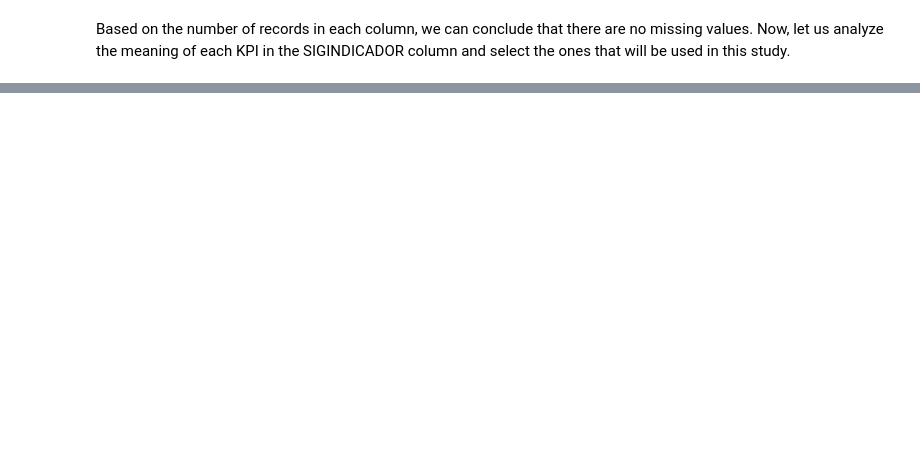
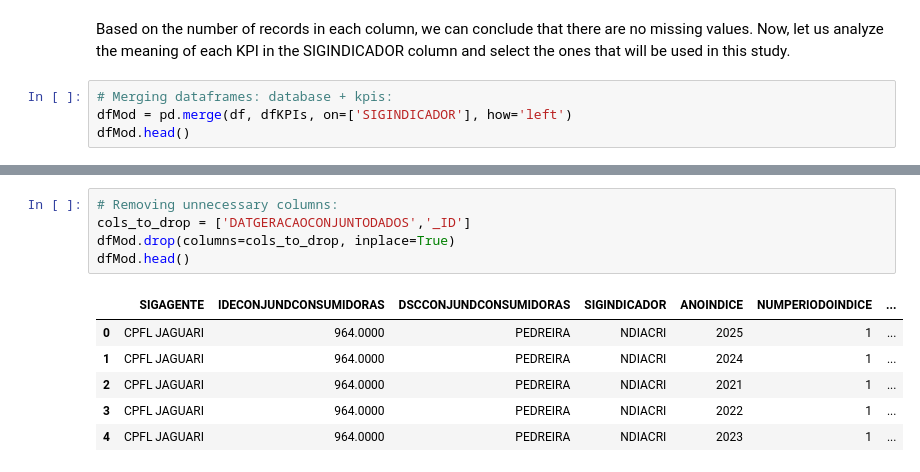
Before and after one commit to isabellacalfa/tmae-analysis, a Jupyter notebook: notebook-analysis.ipynb, the cells around one changed output, grey strips where cells are left out. Drawn from its saved outputs; the diff is of its cells as text; blank space fills up the shorter version.

```diff
--- a/notebook-analysis.ipynb
+++ b/notebook-analysis.ipynb
@@ -196,2 +195,6 @@ df.describe()
 # %% [markdown]
 Based on the number of records in each column, we can conclude that there are no missing values. Now, let us analyze the meaning of each KPI in the SIGINDICADOR column and select the ones that will be used in this study.
+# %%
+# Merging dataframes: database + kpis:
+dfMod = pd.merge(df, dfKPIs, on=['SIGINDICADOR'], how='left')
+dfMod.head()
@@ -197,0 +208,12 @@ Based on the number of records in each column, we can conclude that there are no
+# %%
+# Removing unnecessary columns:
+cols_to_drop = ['DATGERACAOCONJUNTODADOS','_ID']
+dfMod.drop(columns=cols_to_drop, inplace=True)
+dfMod.head()
+# %% [output]
+|  | SIGAGENTE | IDECONJUNDCONSUMIDORAS | DSCCONJUNDCONSUMIDORAS | SIGINDICADOR | ANOINDICE | NUMPERIODOINDICE | ... |
+| 0 | CPFL JAGUARI | 964.0000 | PEDREIRA | NDIACRI | 2025 | 1 | ... |
+| 1 | CPFL JAGUARI | 964.0000 | PEDREIRA | NDIACRI | 2024 | 1 | ... |
+| 2 | CPFL JAGUARI | 964.0000 | PEDREIRA | NDIACRI | 2021 | 1 | ... |
+| 3 | CPFL JAGUARI | 964.0000 | PEDREIRA | NDIACRI | 2022 | 1 | ... |
+| 4 | CPFL JAGUARI | 964.0000 | PEDREIRA | NDIACRI | 2023 | 1 | ... |
```
Also changed, not shown: parts of 9 cells of this notebook.
